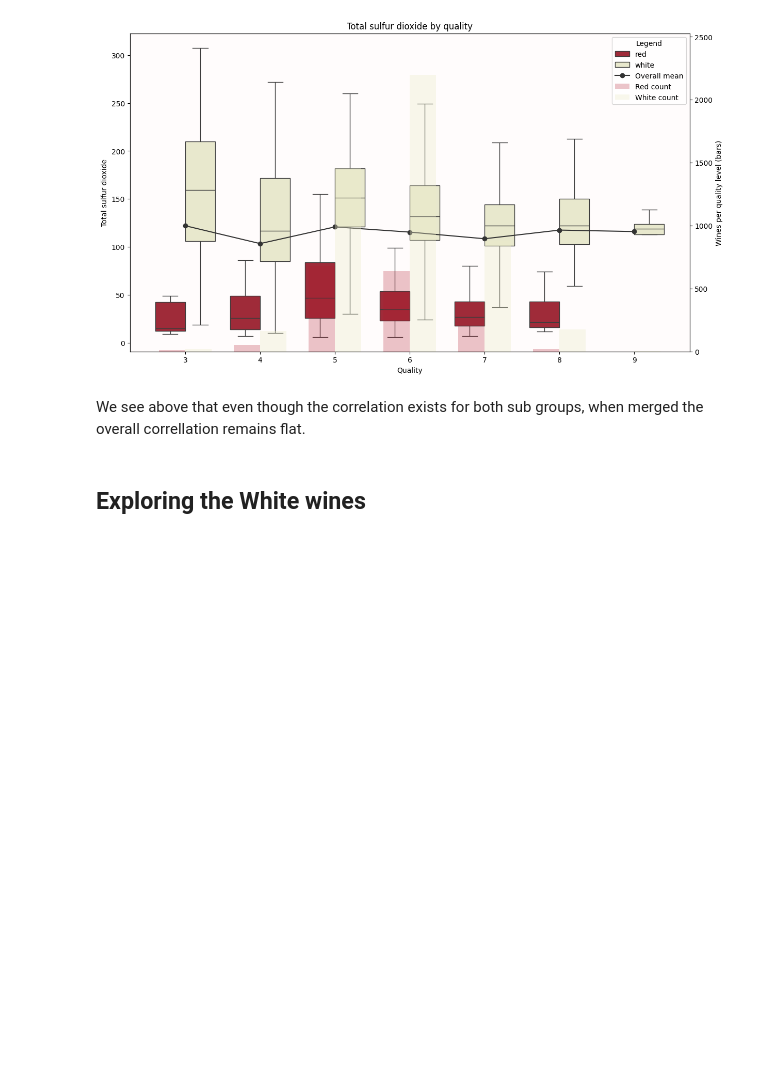
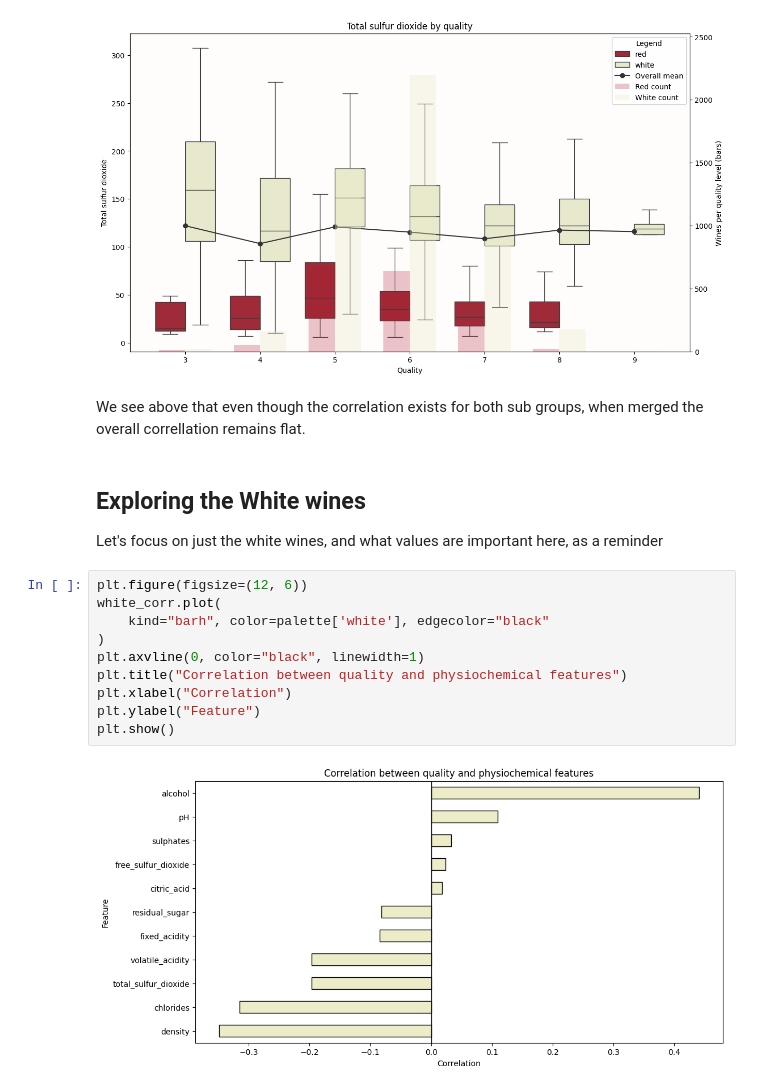
Before and after one commit to jklydev/everything-counts-summative-1, a Jupyter notebook: wine.ipynb, the cells around one changed output. Drawn from its saved outputs; the diff is of its cells as text; blank space fills up the shorter version.

Commit message:
Started looking into white wines and plotted two graphs.

```diff
--- a/wine.ipynb
+++ b/wine.ipynb
@@ -405,3 +405,17 @@ plt.show()
 We see above that even though the correlation exists for both sub groups, when merged the overall correllation remains flat.
 # %% [markdown]
 ## Exploring the White wines
+
+Let's focus on just the white wines, and what values are important here, as a reminder
+# %%
+plt.figure(figsize=(12, 6))
+white_corr.plot(
+    kind="barh", color=palette['white'], edgecolor="black"
+)
+plt.axvline(0, color="black", linewidth=1)
+plt.title("Correlation between quality and physiochemical features")
+plt.xlabel("Correlation")
+plt.ylabel("Feature")
+plt.show()
+# %% [output]
+[figure, added]
```
Also changed, not shown: parts of 2 cells of this notebook.
